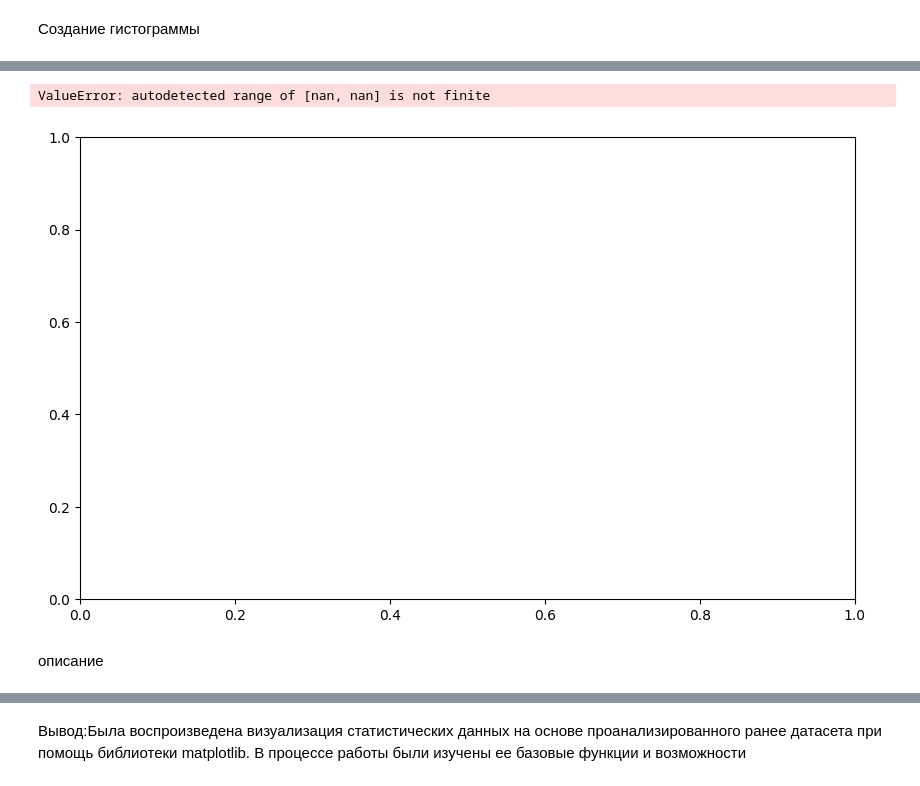
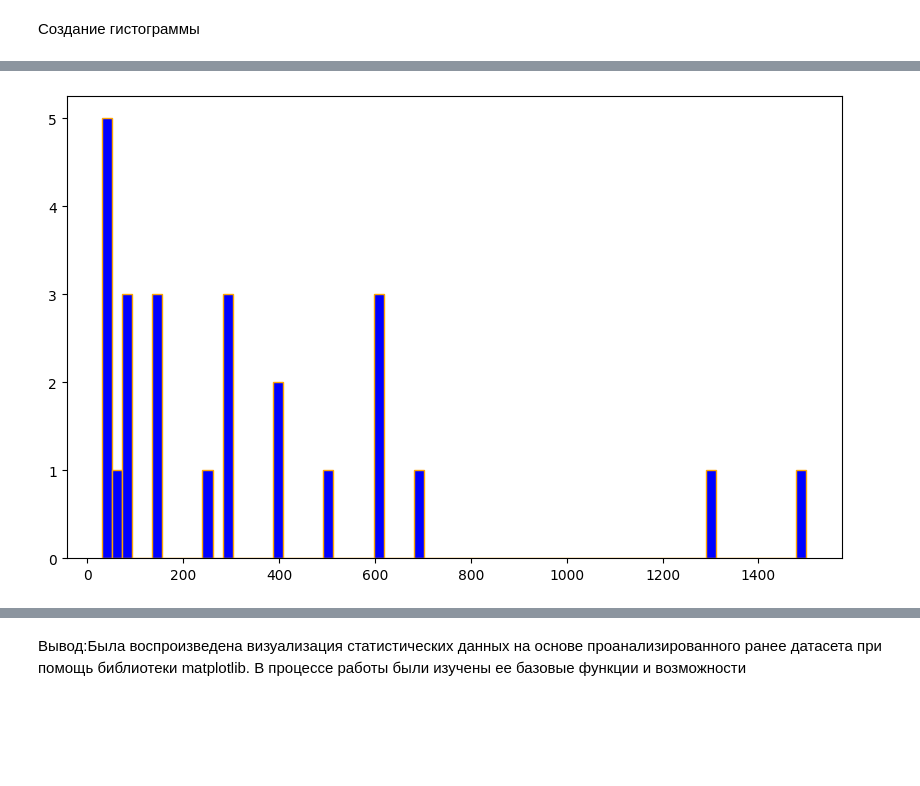
Before and after one commit to GRL7559/Project-PY, a Jupyter notebook: Practics/Graphics.ipynb, the cells around one changed output, grey strips where cells are left out. Saved outputs shown, nothing was run; the diff lists cells and outputs as text; code cells hidden in the pictures; blank space fills up the shorter version.

```diff
--- a/Practics/Graphics.ipynb
+++ b/Practics/Graphics.ipynb
@@ -118,11 +126,6 @@ plt.show()
 # %%
-#гистограмма 1
 plt.figure(figsize=(10, 6))
-plt.hist(df['DPS (SINGLE TARGET + PROYECTILE ONLY)'].tail(50), bins=30, color=["green"], edgecolor='orange',alpha=0.7)
-plt.legend()
+plt.hist(df['DPS (SINGLE TARGET + PROYECTILE ONLY)'], bins=70, color=["blue"], edgecolor='orange')
 plt.show()
 # %% [output]
-ValueError: autodetected range of [nan, nan] is not finite
-[figure, old version]
+[figure, new version]
-# %% [markdown]
-описание
```
Also changed, not shown: parts of 19 cells of this notebook.
